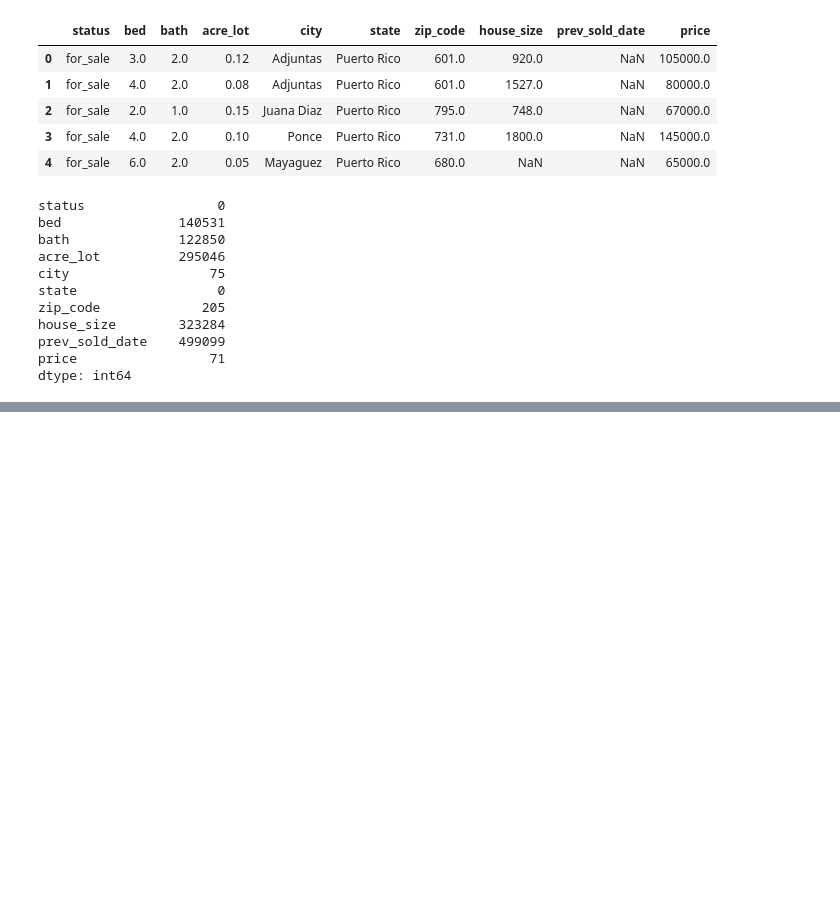
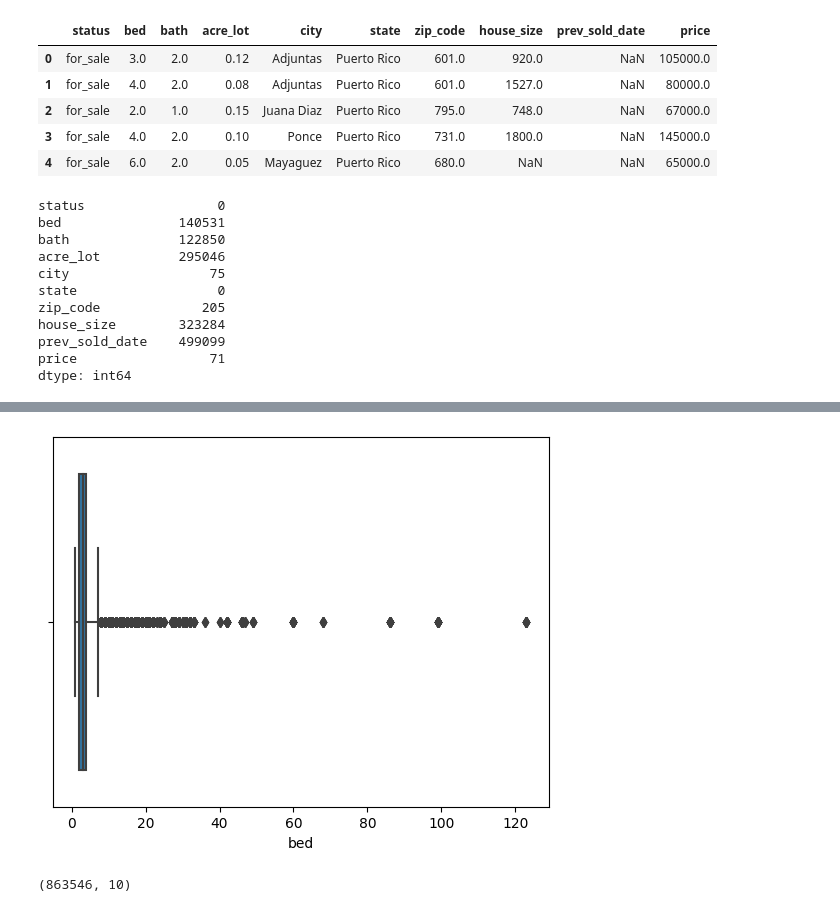
Before and after one commit to zinakhazaee/MachineLearning-SupervisedLearning_Regression, a Jupyter notebook: usa_real_estate.ipynb, the cells around one changed output, grey strips where cells are left out. Cells and saved outputs as stored; diff of their text form; code cells hidden in the pictures; blank space fills up the shorter version.

```diff
--- a/usa_real_estate.ipynb
+++ b/usa_real_estate.ipynb
@@ -53,0 +155,7 @@ dtype: int64
+# %%
+df.dropna(subset=['bed'], inplace= True)
+# %%
+sns.boxplot(data = df , x='bed')
+plt.show()
+# %% [output]
+[figure, added]
@@ -53,0 +164,4 @@ dtype: int64
+# %%
+bed_reduced.shape
+# %% [output]
+(863546, 10)
```
Also changed, not shown: parts of 23 cells of this notebook.
